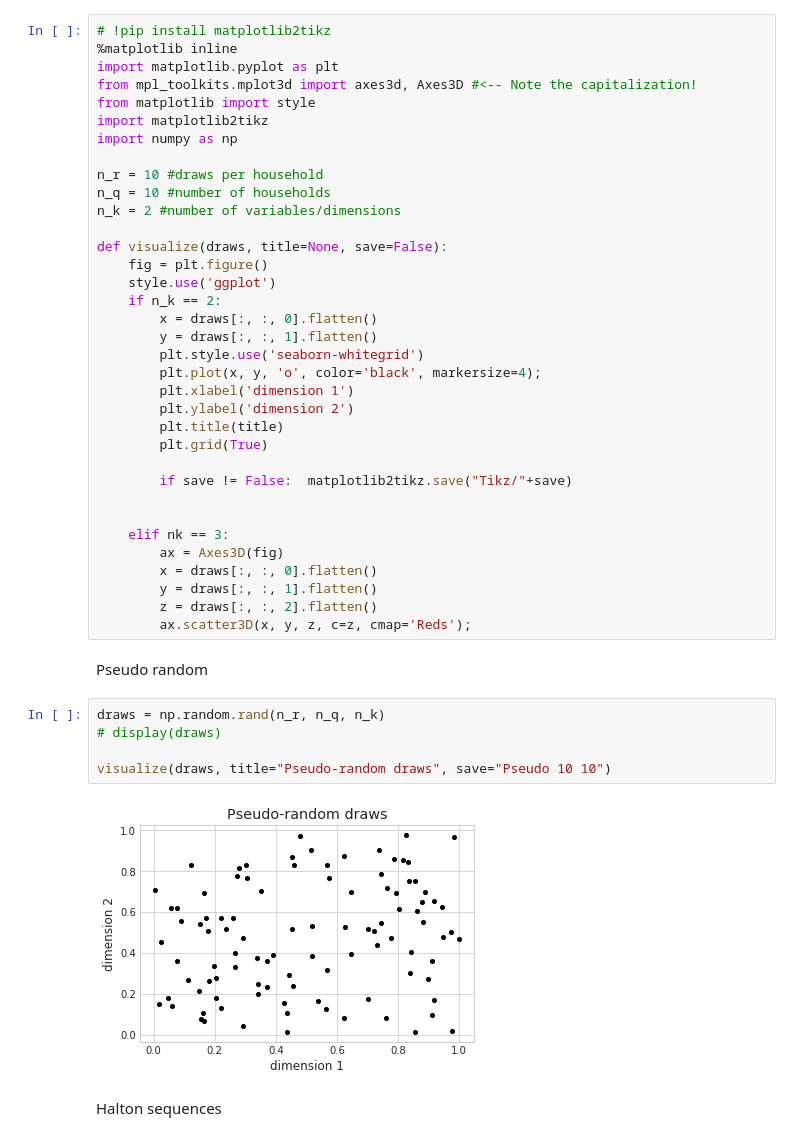
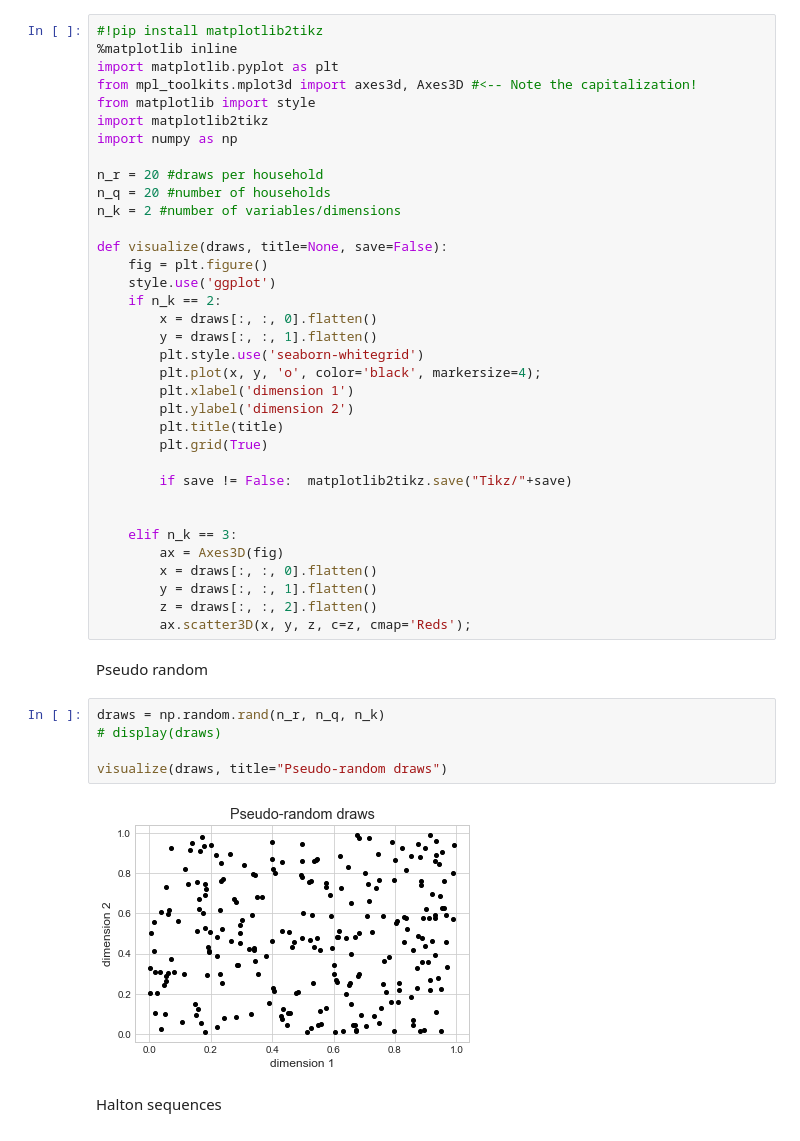
Before and after one commit to timellemeet/mixedlogit, a Jupyter notebook: drawtypes.ipynb, the cells around one changed output. Saved outputs shown, nothing was run; the diff lists cells and outputs as text.

Commit message:
r2draws

```diff
--- a/drawtypes.ipynb
+++ b/drawtypes.ipynb
@@ -3,7 +3,7 @@ An overview of the different drawtypes used
 
 Initial parameters
 # %%
-# !pip install matplotlib2tikz
+#!pip install matplotlib2tikz
 %matplotlib inline
 import matplotlib.pyplot as plt
 from mpl_toolkits.mplot3d import axes3d, Axes3D #<-- Note the capitalization!
@@ -11,8 +11,8 @@ from matplotlib import style
 import matplotlib2tikz
 import numpy as np
 
-n_r = 10 #draws per household
-n_q = 10 #number of households
+n_r = 20 #draws per household
+n_q = 20 #number of households
 n_k = 2 #number of variables/dimensions
 
 def visualize(draws, title=None, save=False):
@@ -31,7 +31,7 @@ def visualize(draws, title=None, save=False):
         if save != False:  matplotlib2tikz.save("Tikz/"+save)
 
 
-    elif nk == 3:
+    elif n_k == 3:
         ax = Axes3D(fig)
         x = draws[:, :, 0].flatten()
         y = draws[:, :, 1].flatten()
@@ -42,10 +42,10 @@ Pseudo random
 # %%
 draws = np.random.rand(n_r, n_q, n_k)
 # display(draws)
 
-visualize(draws, title="Pseudo-random draws", save="Pseudo 10 10")
+visualize(draws, title="Pseudo-random draws")
 # %% [output]
-[figure, old version]
+[figure, new version]
 # %% [markdown]
 Halton sequences
 # %%
```
Also changed, not shown: parts of 3 cells of this notebook, 2 other files.
